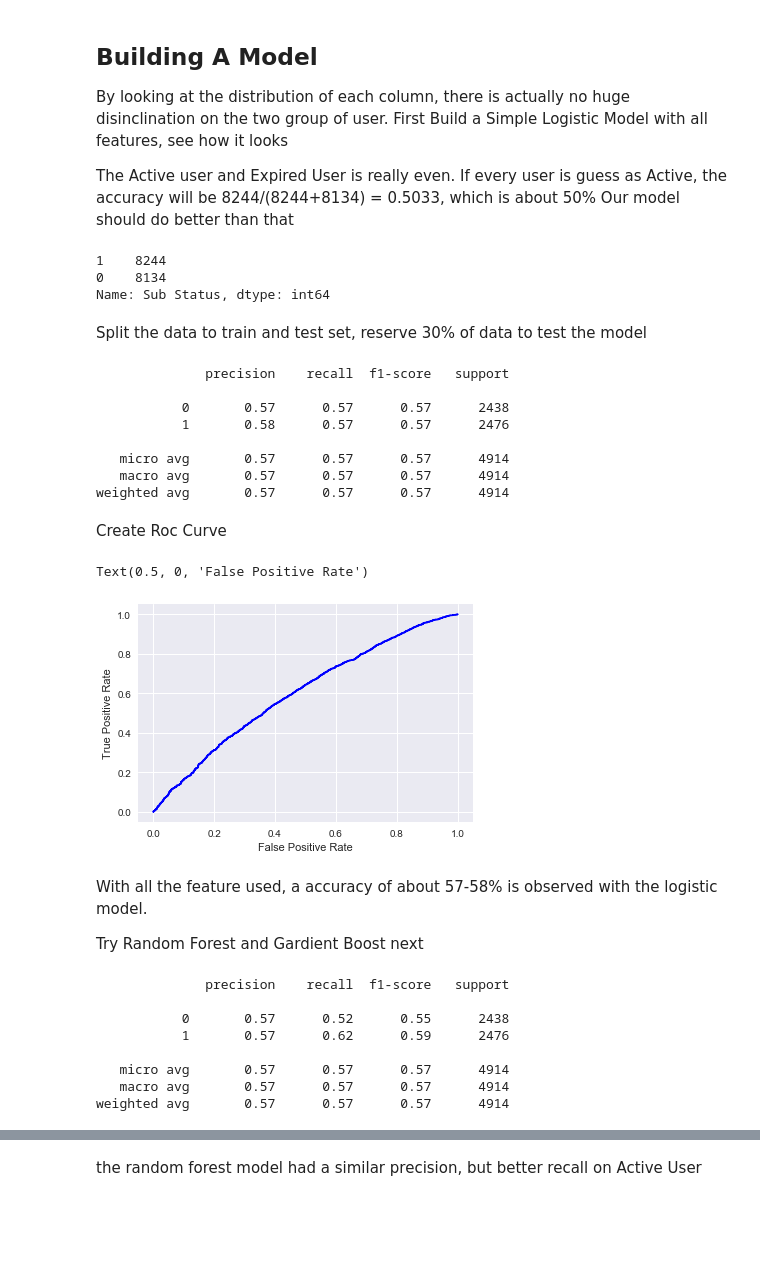
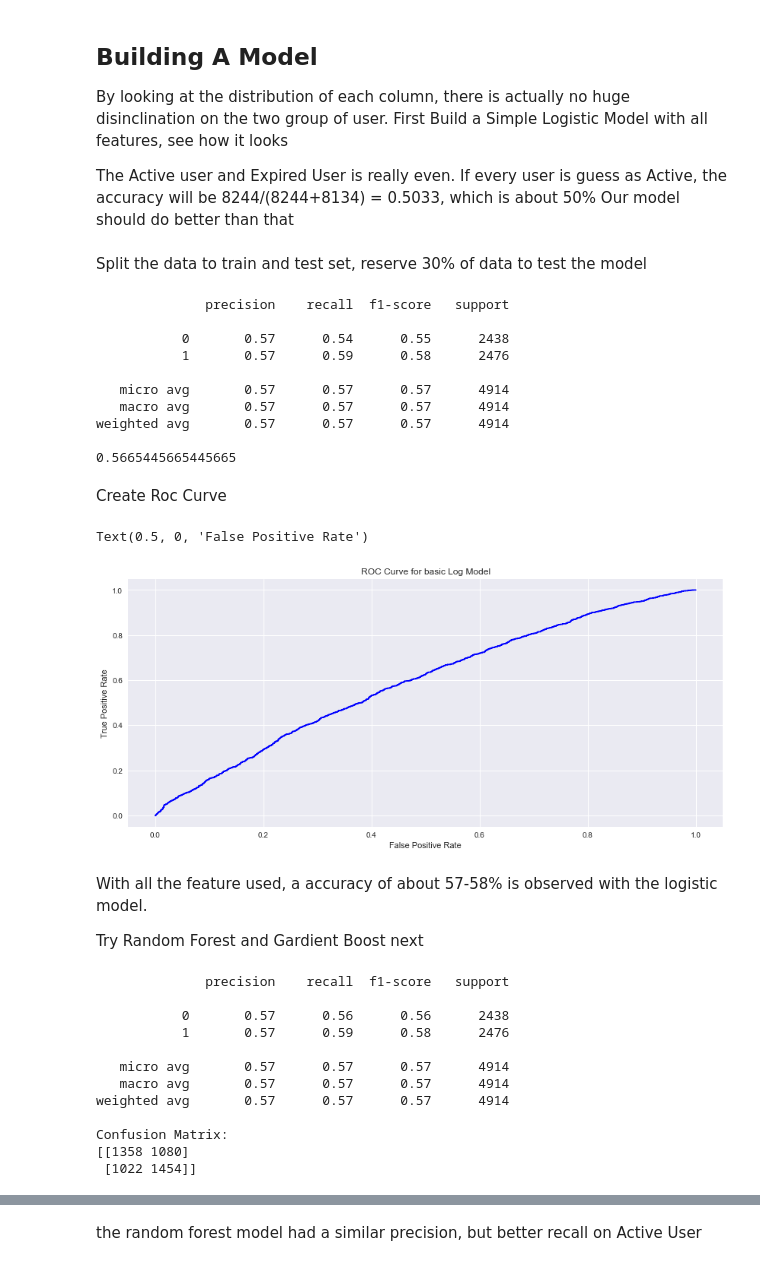
Before and after one commit to chaoskane1314/Customer-Churn-Prediction-Using-Experian-Data, a Jupyter notebook: src/code.ipynb, the cells around one changed output, grey strips where cells are left out. Cells and saved outputs as stored; diff of their text form; code cells hidden in the pictures; blank space fills up the shorter version.

```diff
--- a/src/code.ipynb
+++ b/src/code.ipynb
@@ -405,10 +409,7 @@ If every user is guess as Active, the accuracy will be 8244/(8244+8134) = 0.5033
 Our model should do better than that
 # %%
 df["Sub Status"].value_counts()
+df.drop("person id",axis =1, inplace=True)
-# %% [output]
-1    8244
-0    8134
-Name: Sub Status, dtype: int64
 # %%
 df["Sub Status"] = df["Sub Status"].map({"Active":1,"Expired/Cancelled":0})
 # %%
@@ -423,28 +424,34 @@ log = LogisticRegression()
 logmodel = log.fit(X_train,y_train)
 # %%
 print(classification_report(y_test,logmodel.predict(X_test)))
+print(accuracy_score(y_test,logmodel.predict(X_test)))
 # %% [output]
               precision    recall  f1-score   support
 
-           0       0.57      0.57      0.57      2438
-           1       0.58      0.57      0.57      2476
+           0       0.57      0.54      0.55      2438
+           1       0.57      0.59      0.58      2476
 
    micro avg       0.57      0.57      0.57      4914
    macro avg       0.57      0.57      0.57      4914
 weighted avg       0.57      0.57      0.57      4914
+
+0.5665445665445665
 # %% [markdown]
 Create Roc Curve
 # %%
+
 probs = logmodel.predict_proba(X_test)
 preds = probs[:,1]
 fpr, tpr, threshold = roc_curve(y_test, preds)
 roc_auc = auc(fpr, tpr)
+plt.figure(figsize=(14,6))
+plt.title("ROC Curve for basic Log Model")
 plt.plot(fpr, tpr, 'b', label = 'AUC = %0.2f' % roc_auc)
 plt.ylabel('True Positive Rate')
 plt.xlabel('False Positive Rate')
 # %% [output]
 Text(0.5, 0, 'False Positive Rate')
-[figure, old version]
+[figure, new version]
 # %% [markdown]
 With all the feature used, a accuracy of about 57-58% is observed with the logistic model.
 
@@ -455,12 +462,19 @@ rf = RandomForestClassifier(n_estimators=300)
 rfmodel = rf.fit(X_train,y_train)
 # %%
 print(classification_report(y_test,rfmodel.predict(X_test)))
+
+print("Confusion Matrix:")
+print(confusion_matrix(y_test,rfmodel.predict(X_test)))
 # %% [output]
               precision    recall  f1-score   support
 
-           0       0.57      0.52      0.55      2438
-           1       0.57      0.62      0.59      2476
+           0       0.57      0.56      0.56      2438
+           1       0.57      0.59      0.58      2476
 
    micro avg       0.57      0.57      0.57      4914
    macro avg       0.57      0.57      0.57      4914
 weighted avg       0.57      0.57      0.57      4914
+
+Confusion Matrix:
+[[1358 1080]
+ [1022 1454]]
```
Also changed, not shown: parts of 14 cells of this notebook, 29 other files.
